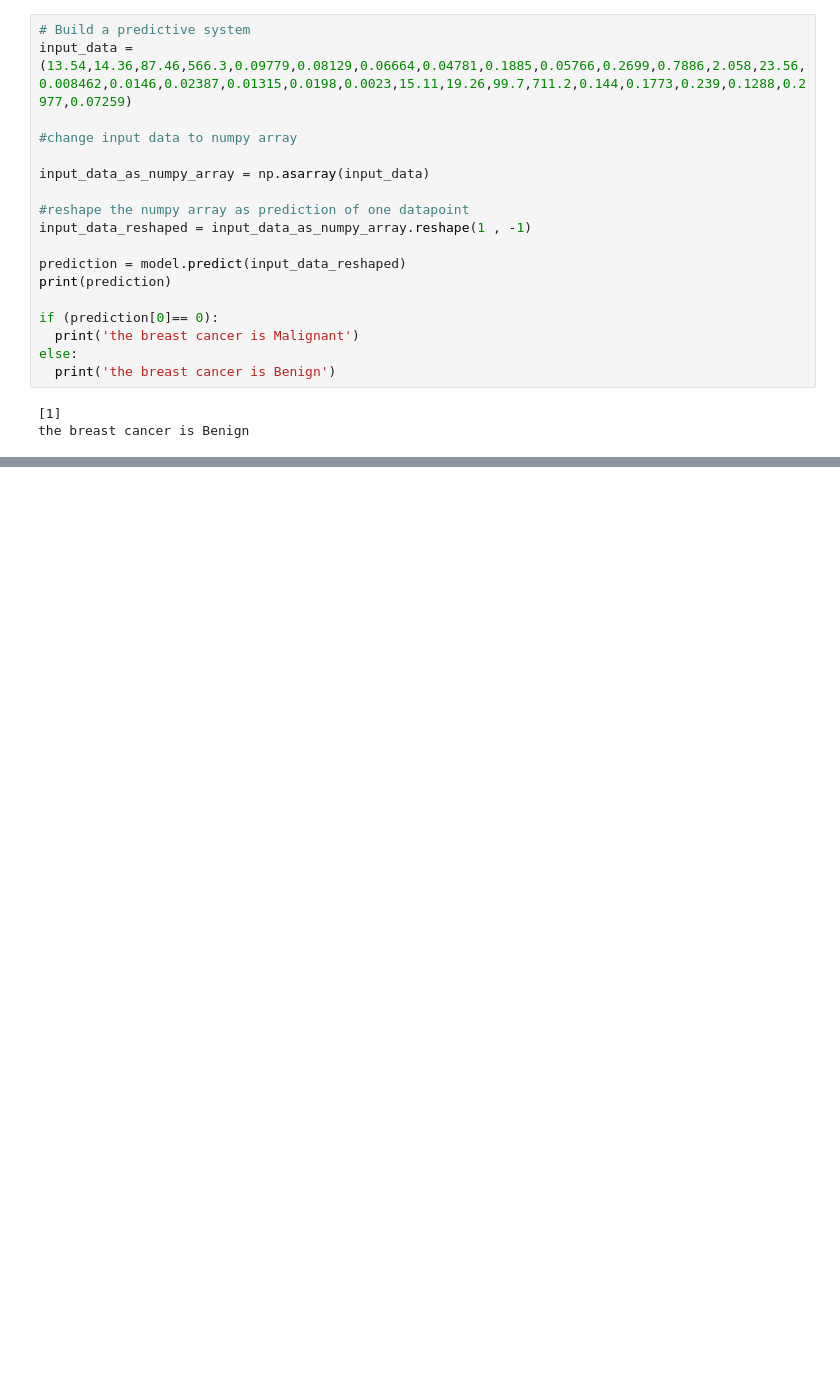
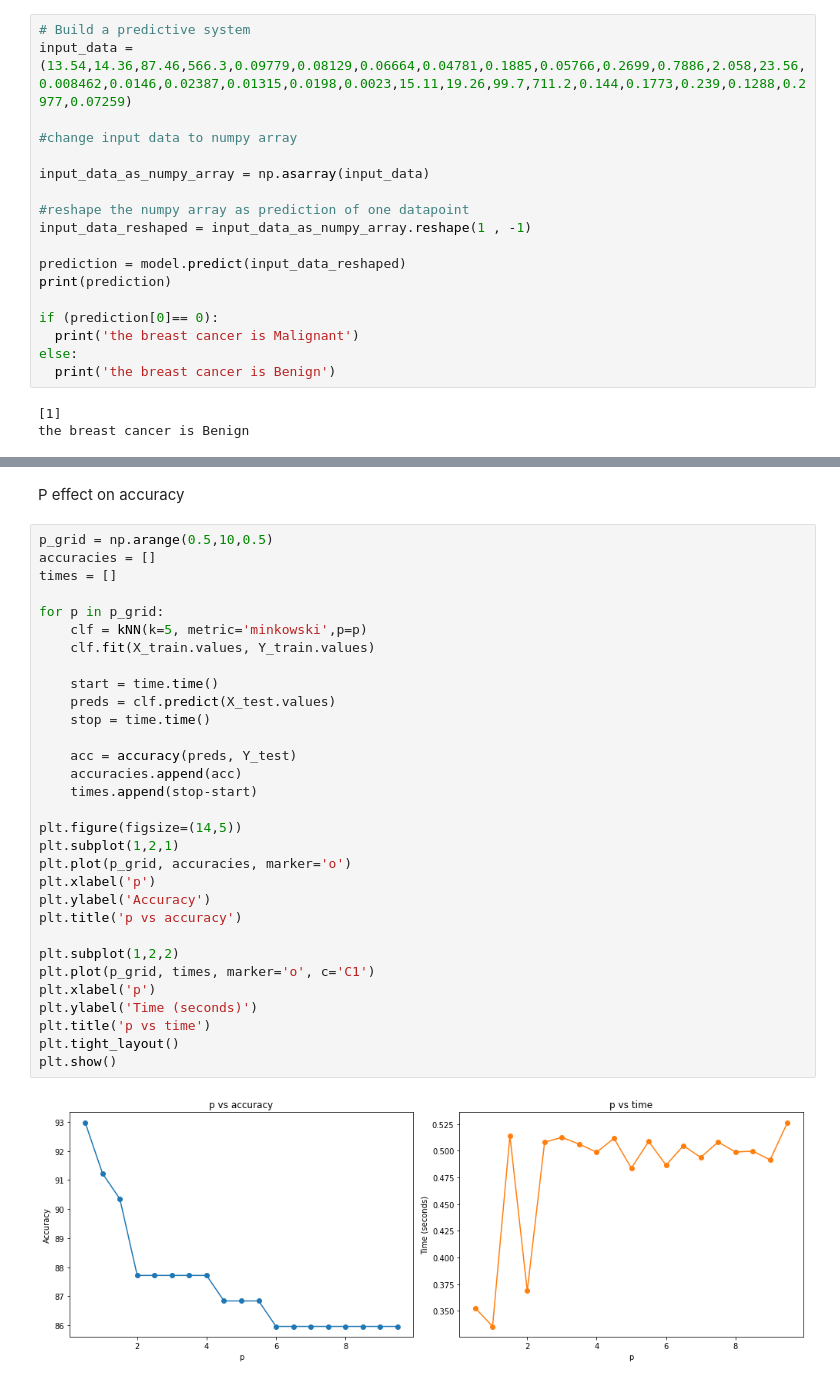
Before and after one commit to donghahwang/Cancer-Prediction-Project, a Jupyter notebook: Breast_Cancer_Classification.ipynb, the cells around one changed output, grey strips where cells are left out. Cells and saved outputs as stored; diff of their text form; blank space fills up the shorter version.

```diff
--- a/Breast_Cancer_Classification.ipynb
+++ b/Breast_Cancer_Classification.ipynb
@@ -256,0 +436,35 @@ the breast cancer is Benign
+# %% [markdown]
+P effect on accuracy
+# %%
+p_grid = np.arange(0.5,10,0.5)
+accuracies = []
+times = []
+
+for p in p_grid:
+    clf = kNN(k=5, metric='minkowski',p=p)
+    clf.fit(X_train.values, Y_train.values)
+
+    start = time.time()
+    preds = clf.predict(X_test.values)
+    stop = time.time()
+
+    acc = accuracy(preds, Y_test)
+    accuracies.append(acc)
+    times.append(stop-start)
+
+plt.figure(figsize=(14,5))
+plt.subplot(1,2,1)
+plt.plot(p_grid, accuracies, marker='o')
+plt.xlabel('p')
+plt.ylabel('Accuracy')
+plt.title('p vs accuracy')
+
+plt.subplot(1,2,2)
+plt.plot(p_grid, times, marker='o', c='C1')
+plt.xlabel('p')
+plt.ylabel('Time (seconds)')
+plt.title('p vs time')
+plt.tight_layout()
+plt.show()
+# %% [output]
+[figure, added]
```
Also changed, not shown: parts of 21 cells of this notebook.
